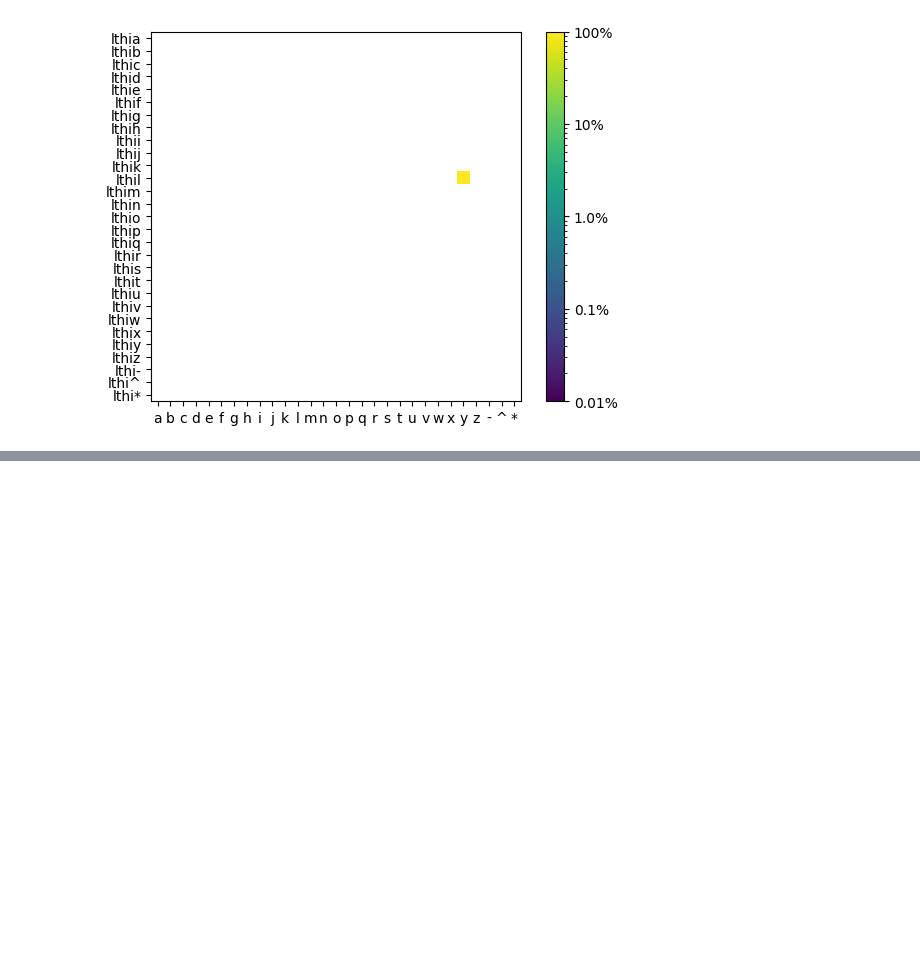
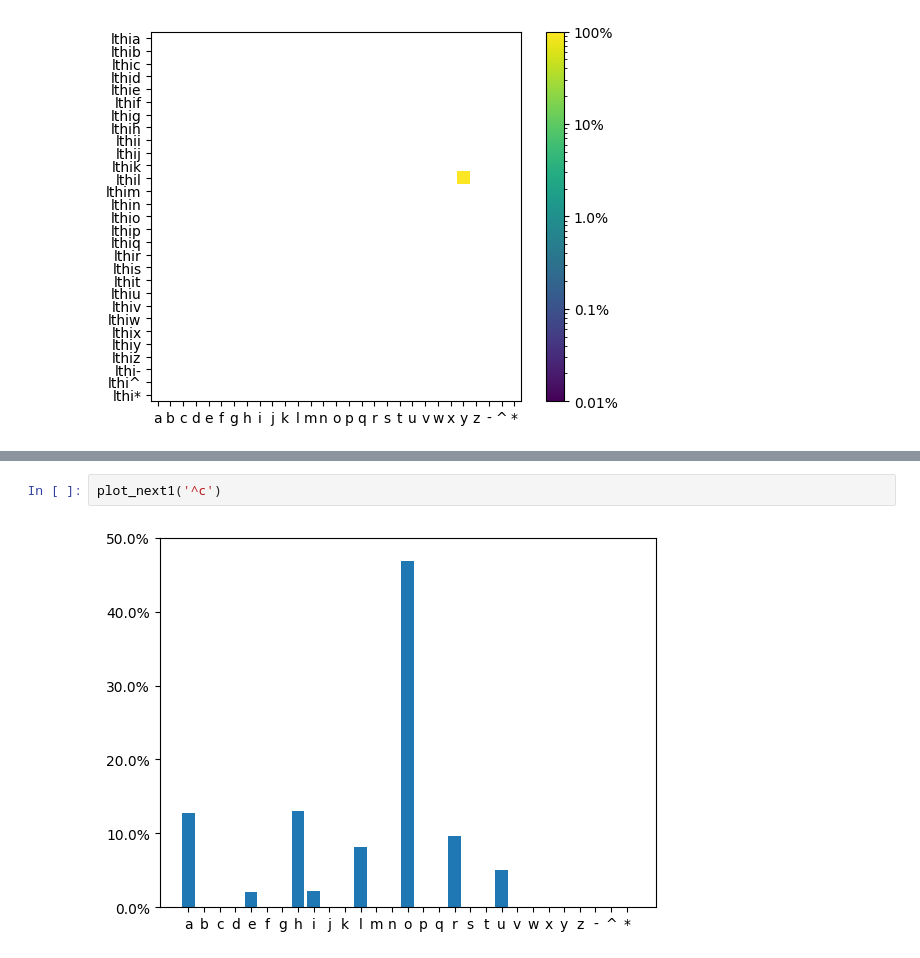
Before and after one commit to pauldubois98/GenerativeAI, a Jupyter notebook: predictNextLetter.ipynb, the cells around one changed output, grey strips where cells are left out. Cells and saved outputs as stored; diff of their text form; blank space fills up the shorter version.

```diff
--- a/predictNextLetter.ipynb
+++ b/predictNextLetter.ipynb
@@ -167,0 +185,4 @@ Used letters: lthi
+# %%
+plot_next1('^c')
+# %% [output]
+[figure, added]
```
Also changed, not shown: parts of 10 cells of this notebook.
